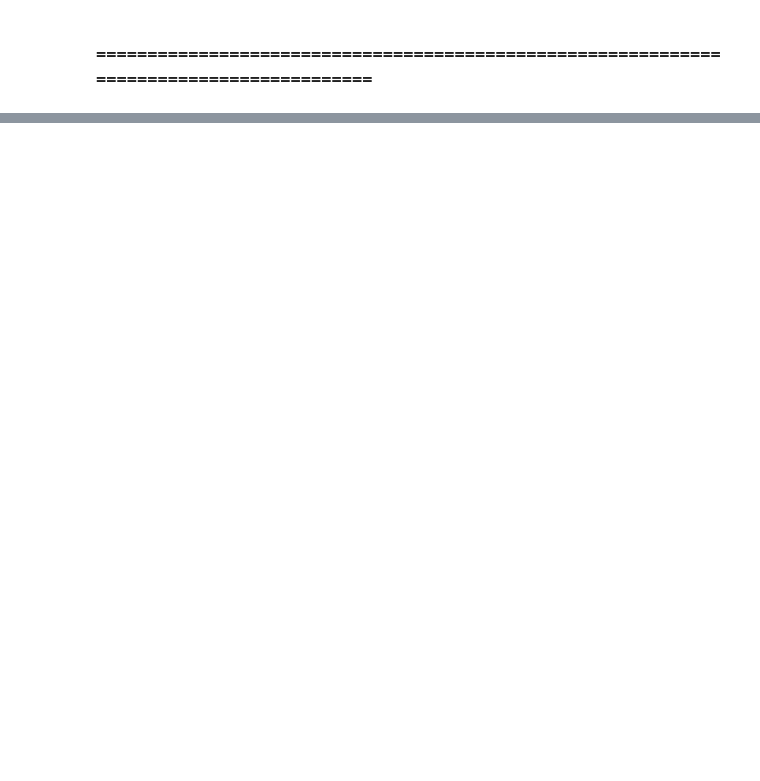
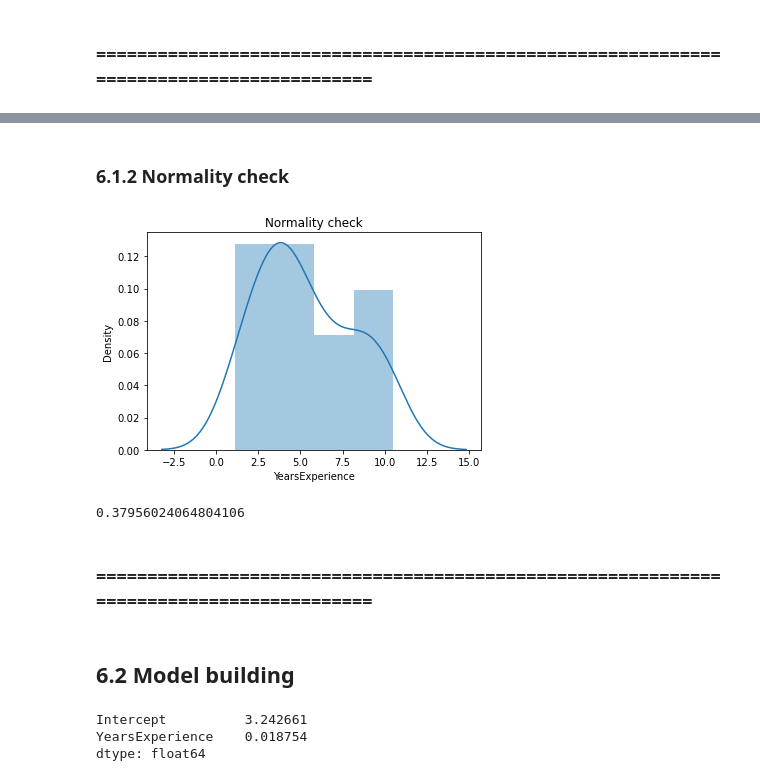
Before and after one commit to sawaled/Assignment4_SLR, a Jupyter notebook: Salary_Data.ipynb, the cells around one changed output, grey strips where cells are left out. Drawn from its saved outputs; the diff is of its cells as text; code cells hidden in the pictures; blank space fills up the shorter version.

```diff
--- a/Salary_Data.ipynb
+++ b/Salary_Data.ipynb
@@ -187,0 +223,16 @@ plt.show()
+# %% [markdown]
+### 6.1.2 Normality check
+# %%
+sns.distplot(a= df2['YearsExperience'],hist=True, kde=True)
+plt.title('Normality check')
+plt.show()
+# %% [output]
+[figure, added]
+# %%
+df2['YearsExperience'].skew() # skew is in range 0-0.5 #Moderately symmetriceal about mean
+# %% [output]
+0.37956024064804106
+# %% [markdown]
+### ========================================================================================
+# %% [markdown]
+## 6.2 Model building
@@ -187,0 +241,6 @@ plt.show()
+# %%
+linear_model1.params
+# %% [output]
+Intercept          3.242661
+YearsExperience    0.018754
+dtype: float64
```
Also changed, not shown: parts of 37 cells of this notebook, 1 other file.
